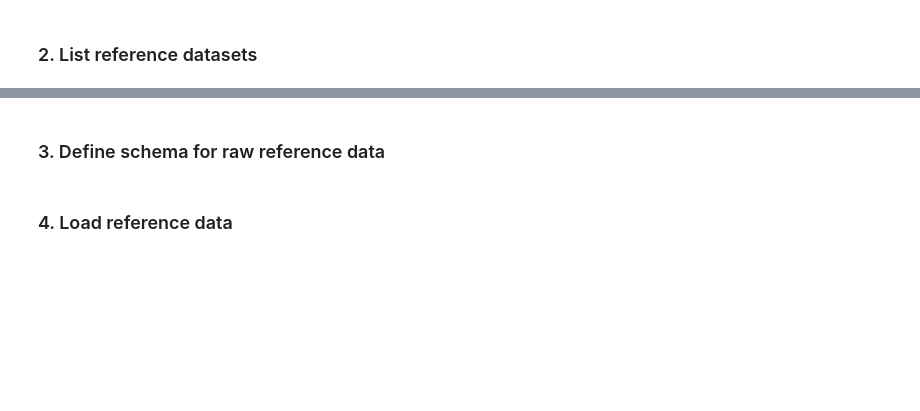
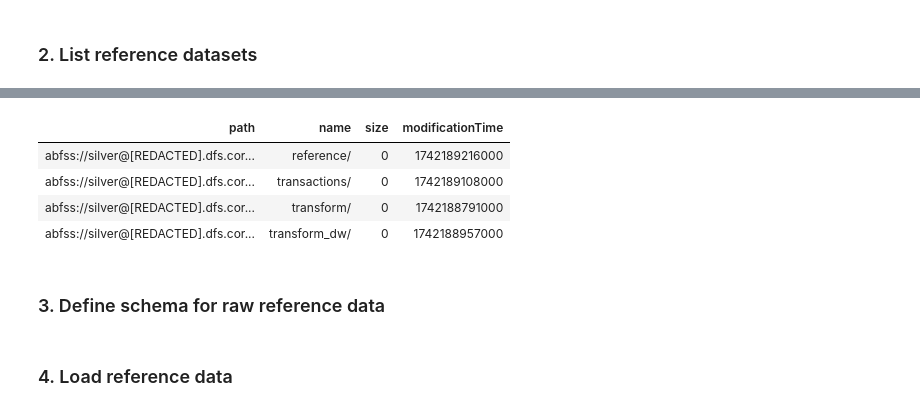
Before and after one commit to nhudinh2103/Multi-platform-comparison-NYC-Taxi-dataset, a Jupyter notebook: Workspace/CarsProject/jupyter-notebook/load-data/LoadReferenceData.ipynb, the cells around one changed output, grey strips where cells are left out. Drawn from its saved outputs; the diff is of its cells as text; code cells hidden in the pictures; blank space fills up the shorter version.

```diff
--- a/Workspace/CarsProject/jupyter-notebook/load-data/LoadReferenceData.ipynb
+++ b/Workspace/CarsProject/jupyter-notebook/load-data/LoadReferenceData.ipynb
@@ -63,3 +63,11 @@ display(dbutils.fs.ls(srcDataDirRoot))
+# %%
+display(dbutils.fs.ls(f"abfss://silver@{storageAccountName}.dfs.core.windows.net/nyctaxi/"))
+# %% [output]
+| path | name | size | modificationTime |
+| abfss://silver@[REDACTED].dfs.cor... | reference/ | 0 | 1742189216000 |
+| abfss://silver@[REDACTED].dfs.cor... | transactions/ | 0 | 1742189108000 |
+| abfss://silver@[REDACTED].dfs.cor... | transform/ | 0 | 1742188791000 |
+| abfss://silver@[REDACTED].dfs.cor... | transform_dw/ | 0 | 1742188957000 |
 # %% [markdown]
 ### 3. Define schema for raw reference data
 # %%
```
Also changed, not shown: parts of 11 cells of this notebook, 4 other files.
